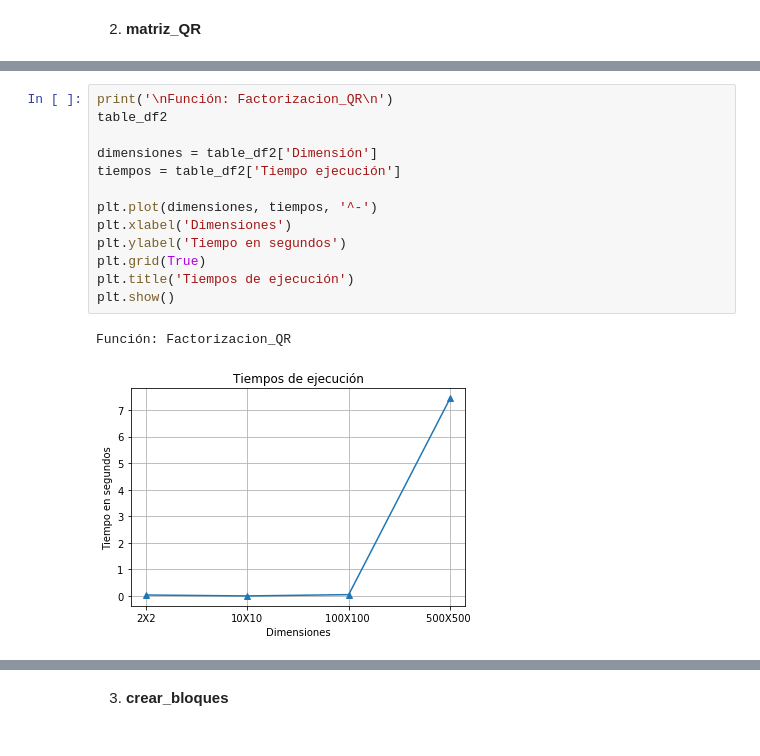
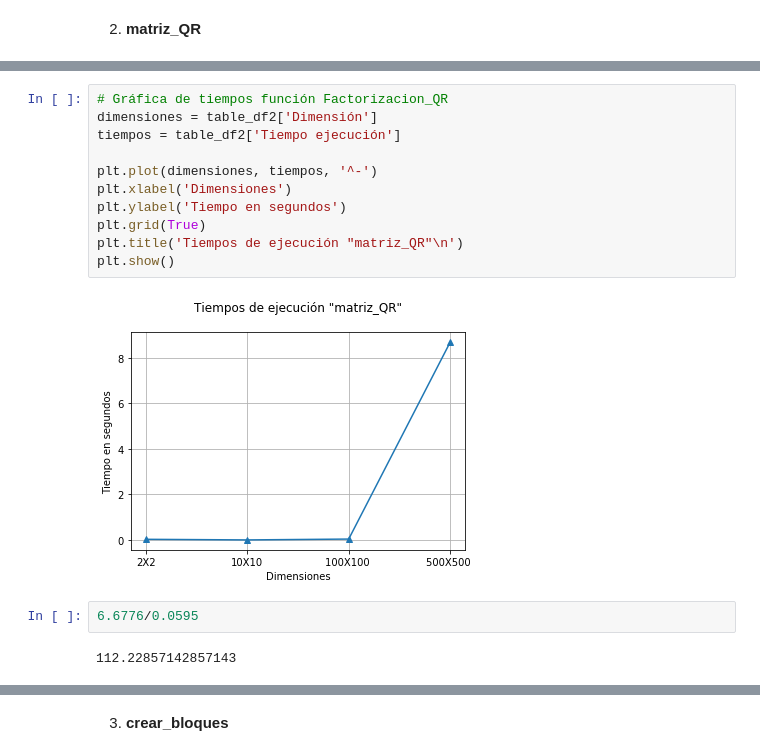
Before and after one commit to DorelyMS/ex-modulo-3-comp-matricial-qr-dapivei, a Jupyter notebook: Reporte/Insumos/Tiempos_granular.ipynb, the cells around one changed output, grey strips where cells are left out. Saved outputs shown, nothing was run; the diff lists cells and outputs as text.

```diff
--- a/Reporte/Insumos/Tiempos_granular.ipynb
+++ b/Reporte/Insumos/Tiempos_granular.ipynb
@@ -480,16 +488,17 @@ Función: matriz_auxiliar_Arv
 # %%
-print('\nFunción: Factorizacion_QR\n')
-table_df2
-
+# Gráfica de tiempos función Factorizacion_QR
 dimensiones = table_df2['Dimensión']
 tiempos = table_df2['Tiempo ejecución']
 
 plt.plot(dimensiones, tiempos, '^-')
 plt.xlabel('Dimensiones')
 plt.ylabel('Tiempo en segundos')
 plt.grid(True)
-plt.title('Tiempos de ejecución')
+plt.title('Tiempos de ejecución "matriz_QR"\n')
 plt.show()
 # %% [output]
-Función: Factorizacion_QR
-[figure, old version]
+[figure, new version]
+# %%
+6.6776/0.0595
+# %% [output]
+112.22857142857143
```
Also changed, not shown: parts of 37 cells of this notebook.
